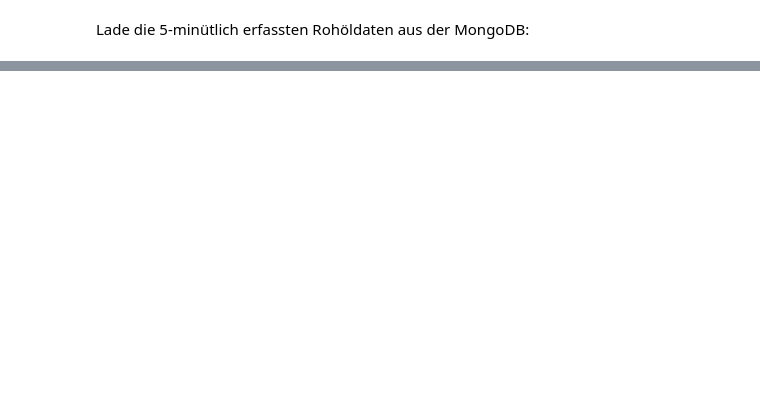
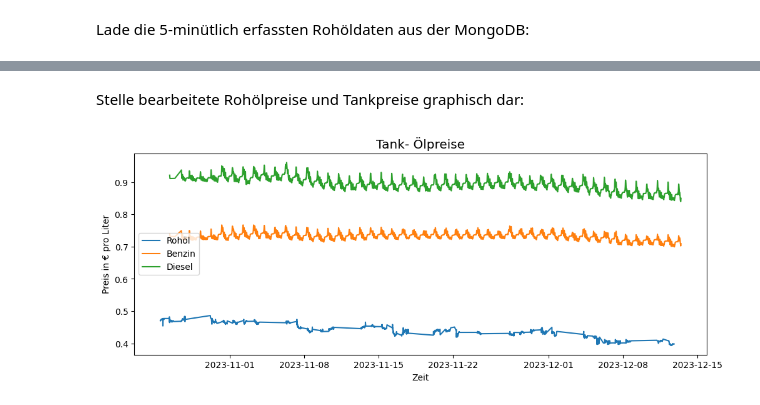
Before and after one commit to eerieFoods/LasagneEintopf, a Jupyter notebook: Jupyter Analyse/Jupyter_Analyse.ipynb, the cells around one changed output, grey strips where cells are left out. Saved outputs shown, nothing was run; the diff lists cells and outputs as text; code cells hidden in the pictures; blank space fills up the shorter version.

```diff
--- a/Jupyter Analyse/Jupyter_Analyse.ipynb
+++ b/Jupyter Analyse/Jupyter_Analyse.ipynb
@@ -253,0 +370,35 @@ for i in db["OilPrices"].find():
+# %%
+avg_diesel_net = avg_diesel.copy()
+avg_benzin_net = avg_benzin.copy()
+oil_price_lit = oil_price.copy()
+
+
+# Bei Tankpreisen den Steueranteil rausrechnen:
+for i in range(len(avg_diesel)):
+    # für Diesel 48.07% abziehen
+    avg_diesel_net[i] = avg_diesel[i] * 0.5193
+
+    # für Benzin 57.95% abziehen
+    avg_benzin_net[i] = avg_benzin[i] * 0.4205
+
+# Rohölpreise von Barrel auf Liter und von USD auf EUR umrechnen
+for i in range(len(oil_price)):
+    oil_price_lit[i] = (oil_price[i] / 159) / 1.08
+# %% [markdown]
+Stelle bearbeitete Rohölpreise und Tankpreise graphisch dar:
+# %%
+fig, ax = plt.subplots(figsize=(10, 4), layout="constrained")
+
+plt.title("Tank- Ölpreise", size="x-large")
+plt.ylabel("Preis in € pro Liter")
+plt.xlabel("Zeit")
+
+plt.plot(oil_date,oil_price_lit,label='Rohöl')
+plt.plot(gas_date,avg_benzin_net,label='Benzin')
+plt.plot(gas_date,avg_diesel_net,label='Diesel')
+
+plt.legend()
+
+plt.show()
+# %% [output]
+[figure, added]
```
Also changed, not shown: parts of 17 cells of this notebook.
